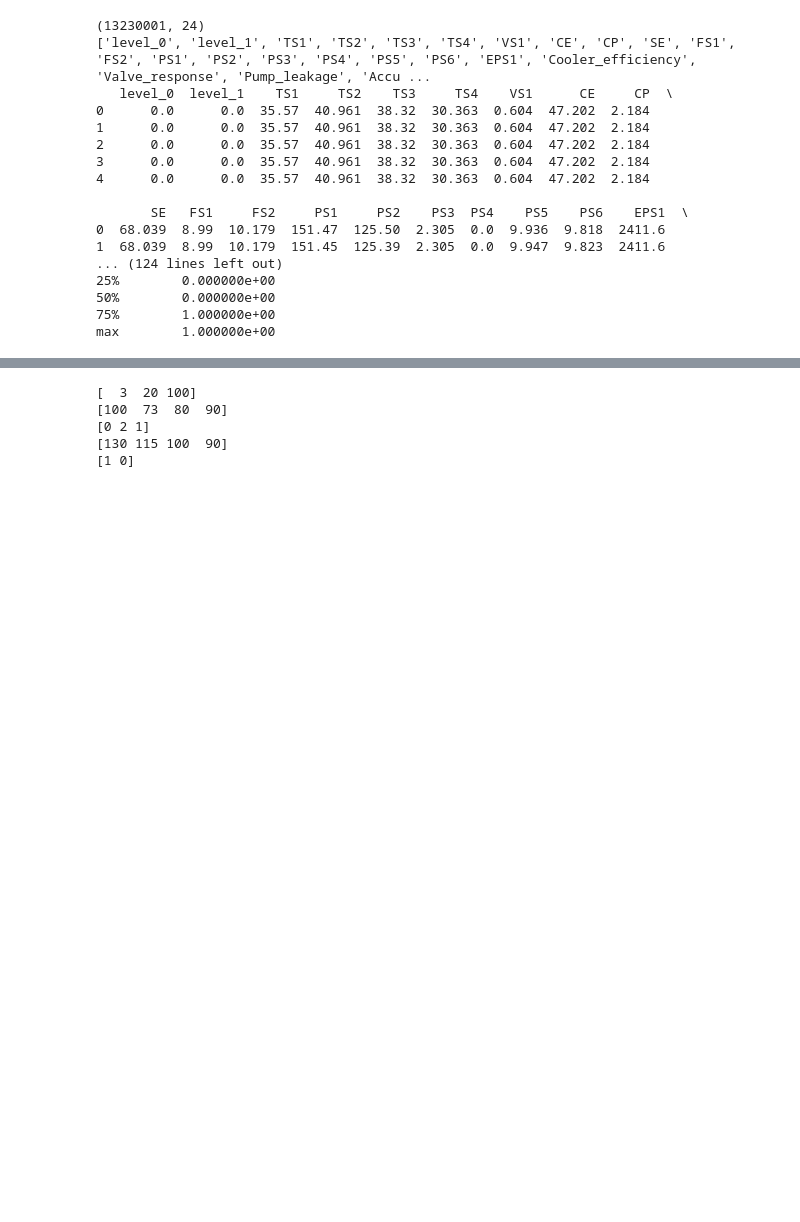
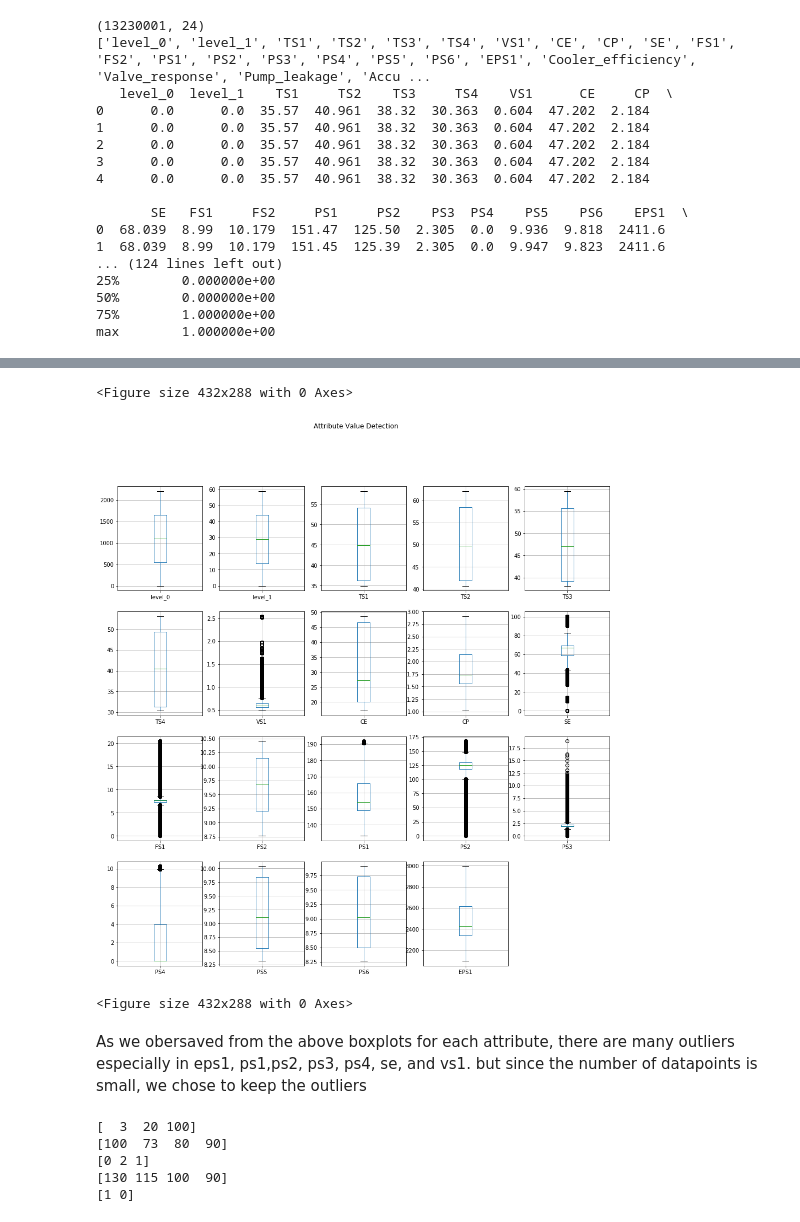
Before and after one commit to MMAITeamDufferin/excel-together, a Jupyter notebook: ExploreDataset.ipynb, the cells around one changed output, grey strips where cells are left out. Cells and saved outputs as stored; diff of their text form; code cells hidden in the pictures; blank space fills up the shorter version.

```diff
--- a/ExploreDataset.ipynb
+++ b/ExploreDataset.ipynb
@@ -34 +65,11 @@ from PrepDataset import df,df_profile
+# %%
+# Outlier value detection
+df_corr.plot(kind='box', subplots=True, grid=True, title="Attribute Value Detection",layout=(4, 5), sharex=True, sharey=False, legend=True, figsize = (16,16))
+plt.figure('tight')
+# %% [output]
+<Figure size 432x288 with 0 Axes>
+[figure, added]
+<Figure size 432x288 with 0 Axes>
+# %% [markdown]
+As we obersaved from the above boxplots for each attribute, there are many outliers especially in eps1, ps1,ps2, ps3, ps4, se, and vs1. but since the number of datapoints is small, we chose to keep the outliers
 # %%
```
Also changed, not shown: parts of 12 cells of this notebook.
